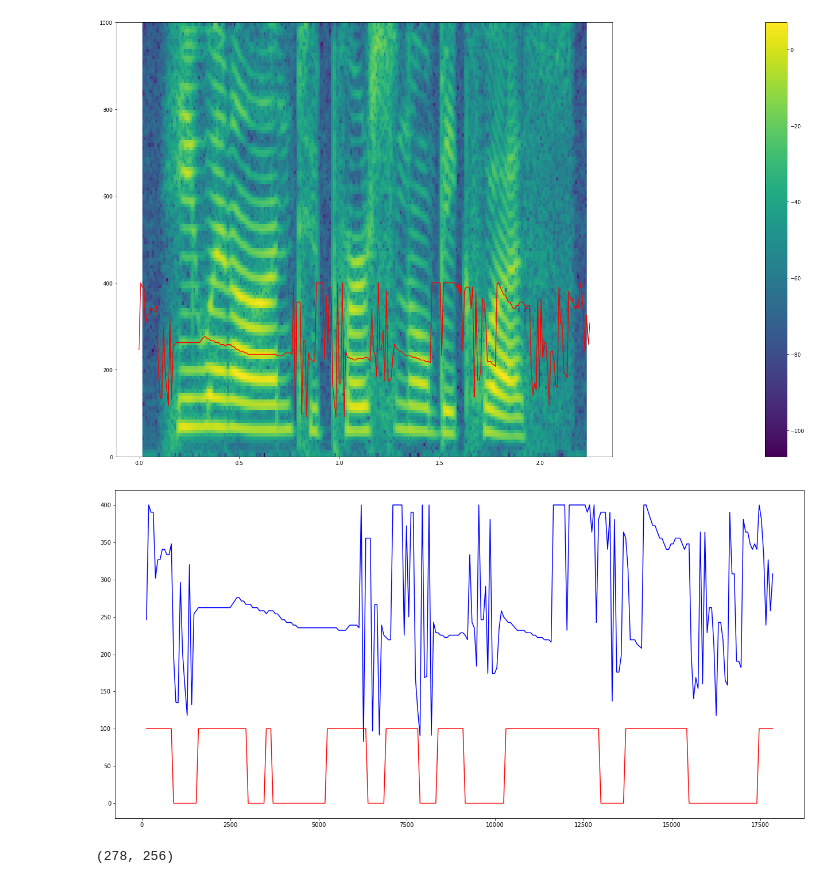
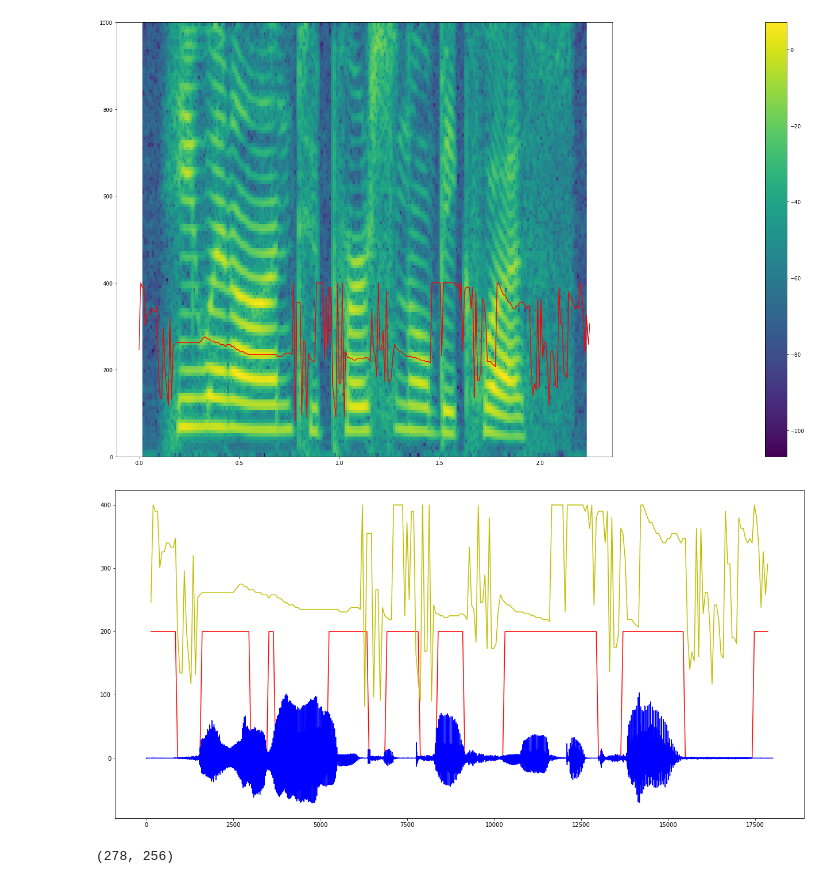
Before and after one commit to angelonti/uhh_ssp_summer2023, a Jupyter notebook: exercise4/exercise4.ipynb, the cells around one changed output. Drawn from its saved outputs; the diff is of its cells as text; code cells hidden in the pictures.

```diff
--- a/exercise4/exercise4.ipynb
+++ b/exercise4/exercise4.ipynb
@@ -204,7 +184,7 @@ def estimate_f0(m_frames):
     acfs = auto_correlation(m_frames)
     acfs_positive = remove_negatives(acfs)
     fundamental_freqs = calc_fundamental_freqs(acfs_positive)
-    return fundamental_freqs
+    return np.array(fundamental_freqs, dtype=np.int32)
 # %%
 fundamental_freqs = estimate_f0(m_frames)
 fundamental_freqs
@@ -266,11 +246,12 @@ ax.plot(np.linspace(0, speech_data.shape[0]/sampling_rate, num=fundamental_freqs
 # %%
 fig = plt.gcf()
 fig.set_size_inches(21.5, 10.5)
-plt.plot(np.array(v_time_frame*sampling_rate, dtype=np.int32), voiced_unvoiced*100, c='r')
-plt.plot(np.array(v_time_frame*sampling_rate, dtype=np.int32), fundamental_freqs, c='b')
+plt.plot(np.array(v_time_frame*sampling_rate, dtype=np.int32), voiced_unvoiced*200, c='r')
+plt.plot(np.array(v_time_frame*sampling_rate, dtype=np.int32), fundamental_freqs, c='y')
+plt.plot(np.arange(speech_data.shape[0]), speech_data*1000, c='b')
 plt.show()
 # %% [output]
-[figure, old version]
+[figure, new version]
 # %%
 #2.5.a)
 m_frames.shape
```
Also changed, not shown: parts of 67 cells of this notebook.
